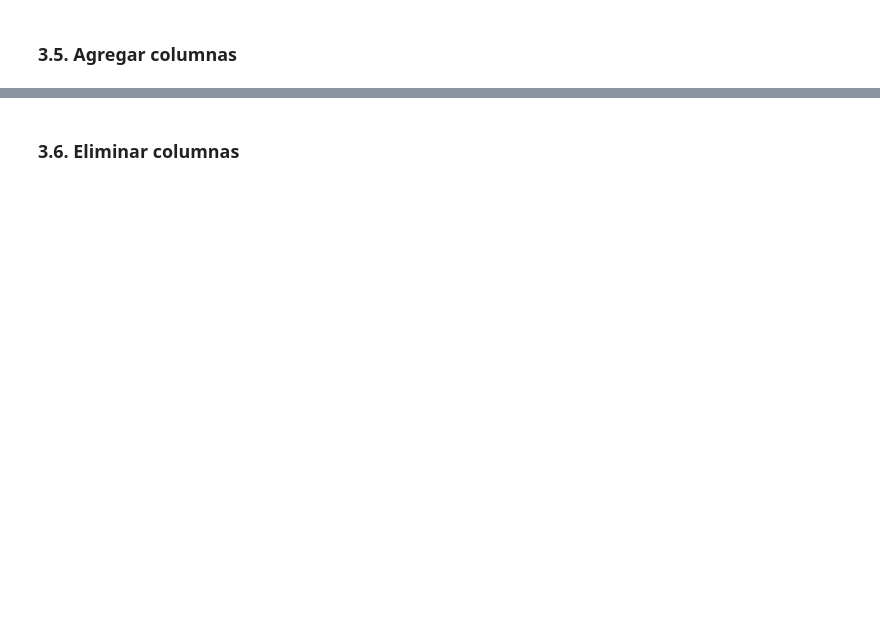
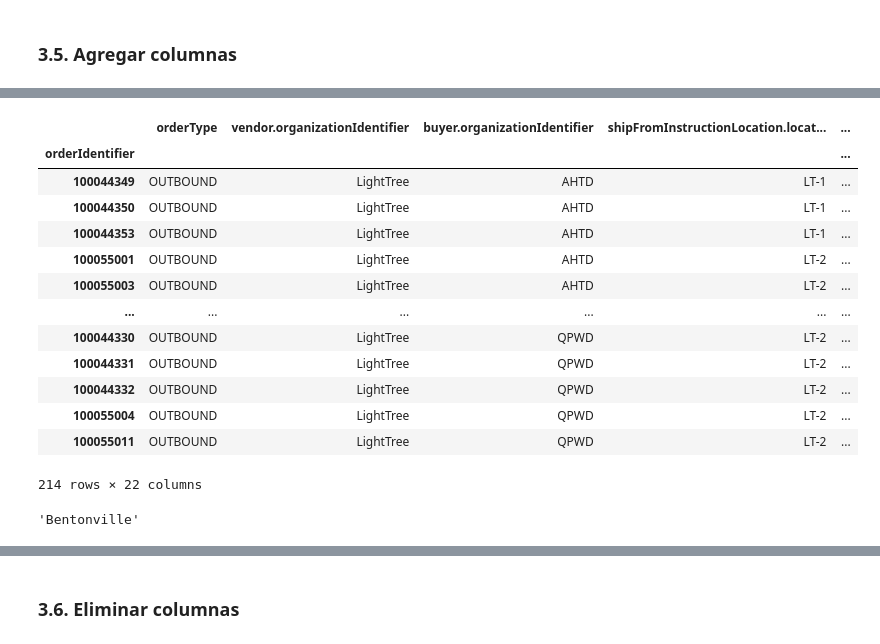
Before and after one commit to cdsaineac/Bootcamp-DS-202604, a Jupyter notebook: Clase 05 - Pandas/intro_pandas.ipynb, the cells around one changed output, grey strips where cells are left out. Saved outputs shown, nothing was run; the diff lists cells and outputs as text; code cells hidden in the pictures; blank space fills up the shorter version.

```diff
--- a/Clase 05 - Pandas/intro_pandas.ipynb
+++ b/Clase 05 - Pandas/intro_pandas.ipynb
@@ -242,0 +390,19 @@ ___iloc___
+# %%
+## Agregar una columna calculada a partir de otras columnas
+datos_excel['total_value_iva'] = datos_excel['precio_unitario_iva'] * datos_excel['quantity']
+datos_excel
+# %% [output]
+|  | orderType | vendor.organizationIdentifier | buyer.organizationIdentifier | shipFromInstructionLocation.locat... | ... |
+| orderIdentifier |  |  |  |  | ... |
+| 100044349 | OUTBOUND | LightTree | AHTD | LT-1 | ... |
+| 100044350 | OUTBOUND | LightTree | AHTD | LT-1 | ... |
+| 100044353 | OUTBOUND | LightTree | AHTD | LT-1 | ... |
+| 100055001 | OUTBOUND | LightTree | AHTD | LT-2 | ... |
+| 100055003 | OUTBOUND | LightTree | AHTD | LT-2 | ... |
+| ... | ... | ... | ... | ... | ... |
+| 100044330 | OUTBOUND | LightTree | QPWD | LT-2 | ... |
+| 100044331 | OUTBOUND | LightTree | QPWD | LT-2 | ... |
+| 100044332 | OUTBOUND | LightTree | QPWD | LT-2 | ... |
+| 100055004 | OUTBOUND | LightTree | QPWD | LT-2 | ... |
+| 100055011 | OUTBOUND | LightTree | QPWD | LT-2 | ... |
+214 rows × 22 columns
@@ -242,0 +421,4 @@ ___iloc___
+# %%
+extraer_ubicacion('AHTD - Bentonville')
+# %% [output]
+'Bentonville'
```
Also changed, not shown: parts of 19 cells of this notebook.
